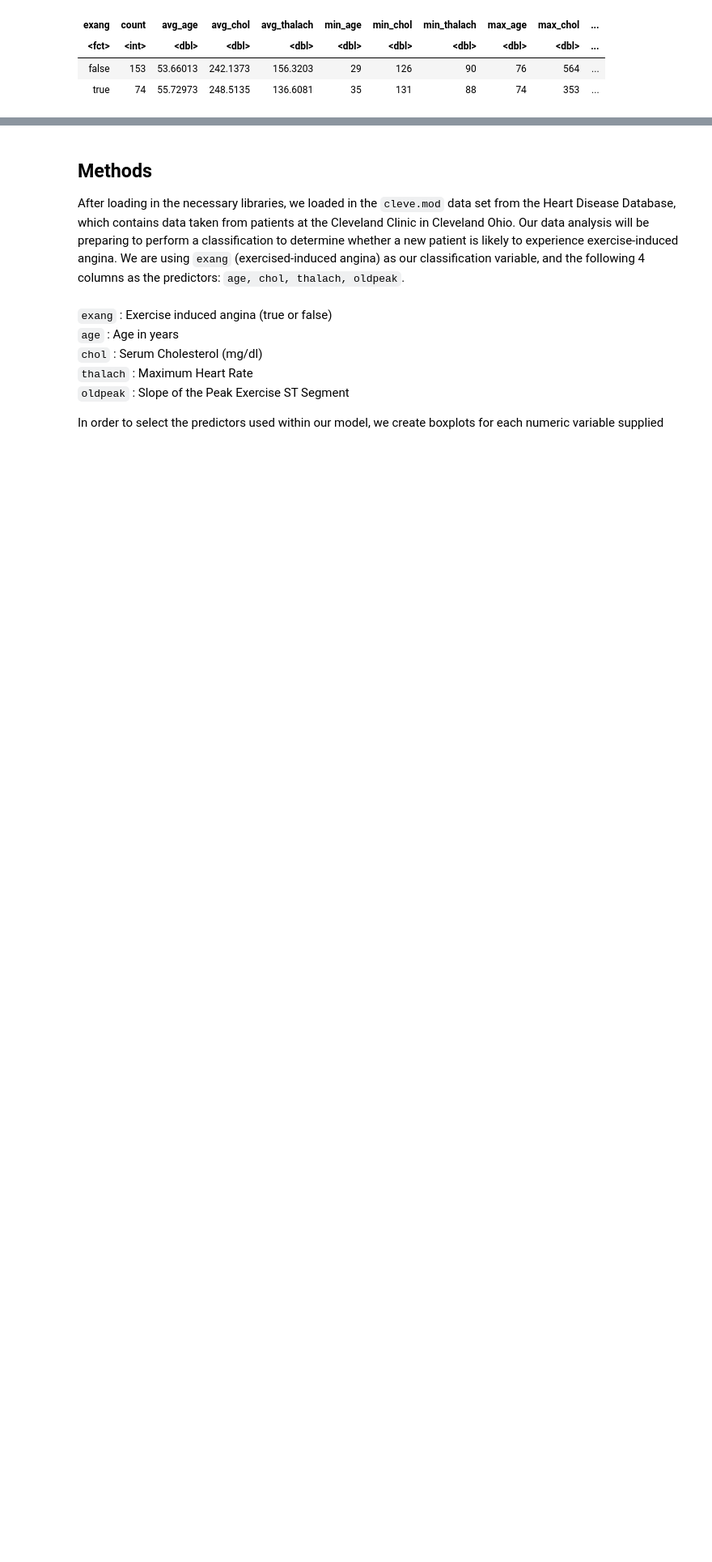
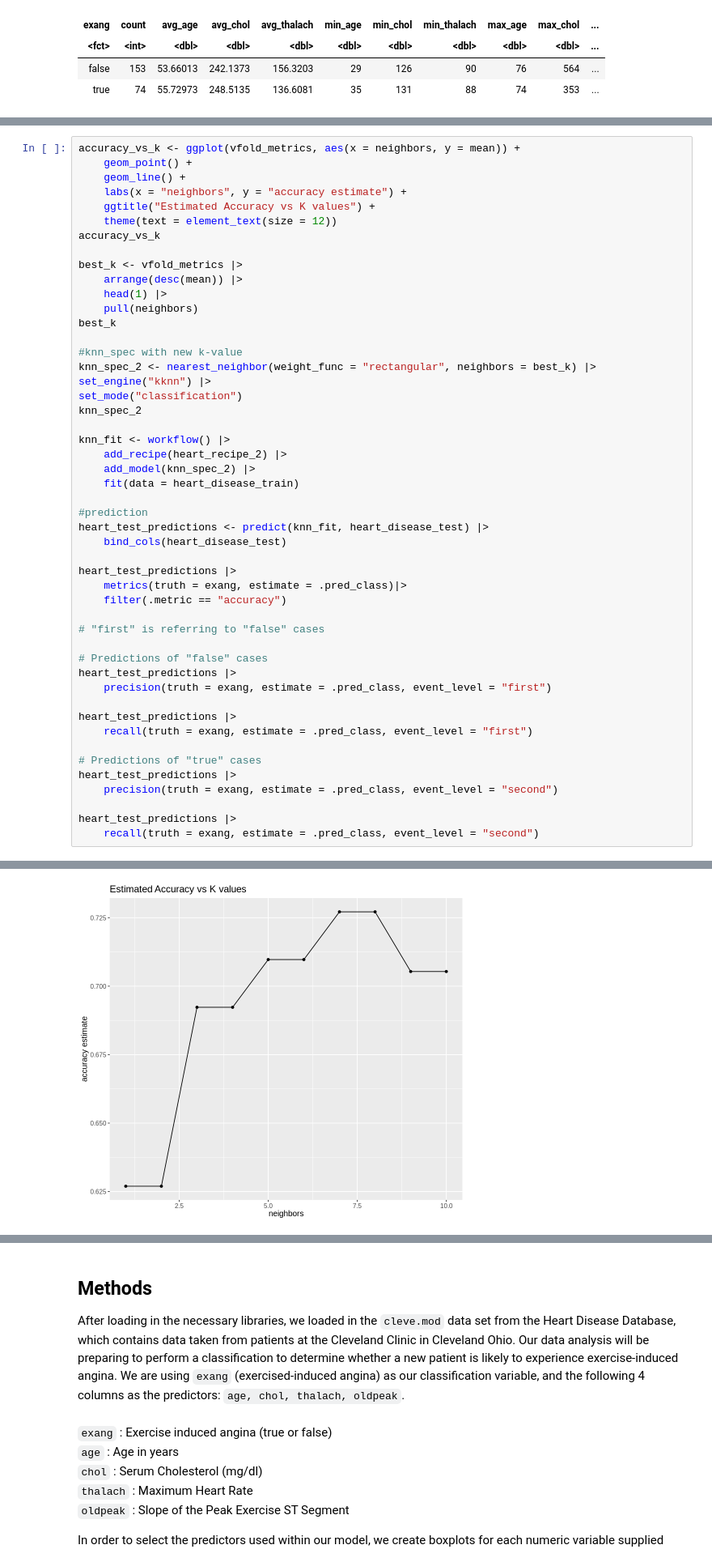
Before and after one commit to kakeysword/dsci100-heart-disease, a Jupyter notebook: group report.ipynb, the cells around one changed output, grey strips where cells are left out. Shown at 81% size. Drawn from its saved outputs; the diff is of its cells as text; blank space fills up the shorter version.

```diff
--- a/group report.ipynb
+++ b/group report.ipynb
@@ -367,0 +280,50 @@ Warning message:
+# %%
+accuracy_vs_k <- ggplot(vfold_metrics, aes(x = neighbors, y = mean)) +
+    geom_point() +
+    geom_line() +
+    labs(x = "neighbors", y = "accuracy estimate") +
+    ggtitle("Estimated Accuracy vs K values") +
+    theme(text = element_text(size = 12))
+accuracy_vs_k
+
+best_k <- vfold_metrics |>
+    arrange(desc(mean)) |>
+    head(1) |>
+    pull(neighbors)
+best_k
+
+#knn_spec with new k-value
+knn_spec_2 <- nearest_neighbor(weight_func = "rectangular", neighbors = best_k) |>
+set_engine("kknn") |>
+set_mode("classification")
+knn_spec_2
+
+knn_fit <- workflow() |>
+    add_recipe(heart_recipe_2) |>
+    add_model(knn_spec_2) |>
+    fit(data = heart_disease_train)
+
+#prediction
+heart_test_predictions <- predict(knn_fit, heart_disease_test) |>
+    bind_cols(heart_disease_test)
+
+heart_test_predictions |>
+    metrics(truth = exang, estimate = .pred_class)|>
+    filter(.metric == "accuracy")
+
+# "first" is referring to "false" cases
+
+# Predictions of "false" cases
+heart_test_predictions |>
+    precision(truth = exang, estimate = .pred_class, event_level = "first")
+
+heart_test_predictions |>
+    recall(truth = exang, estimate = .pred_class, event_level = "first")
+
+# Predictions of "true" cases
+heart_test_predictions |>
+    precision(truth = exang, estimate = .pred_class, event_level = "second")
+
+heart_test_predictions |>
+    recall(truth = exang, estimate = .pred_class, event_level = "second")
+# %% [output]
@@ -367,0 +358 @@ Warning message:
+[figure, new version]
```
Also changed, not shown: parts of 13 cells of this notebook.
